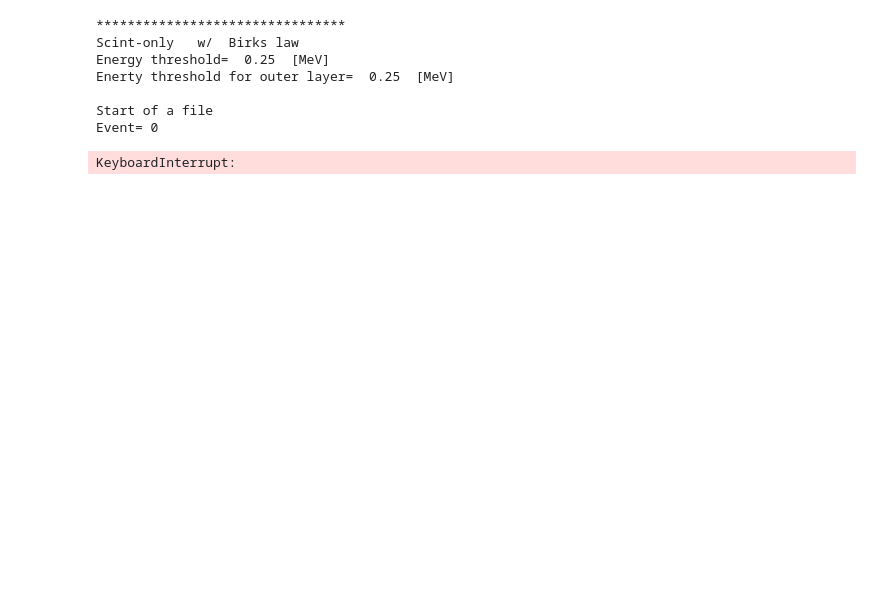
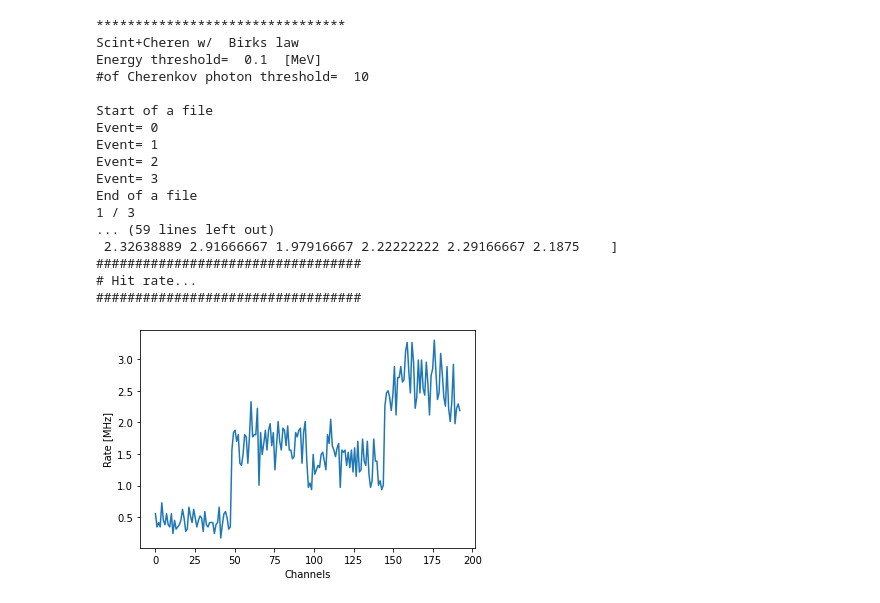
Before and after one commit to yfujii02/work4comet, a Jupyter notebook: CTHTriggerStudy.ipynb, the cells around one changed output. Saved outputs shown, nothing was run; the diff lists cells and outputs as text; code cells hidden in the pictures; blank space fills up the shorter version.

```diff
--- a/CTHTriggerStudy.ipynb
+++ b/CTHTriggerStudy.ipynb
@@ -1,13 +1,24 @@
-# %%
-import CTHTriggerStudy
-
-CTHTriggerStudy.main_loop(2,0,84,0.25,'../data/')
-# %% [output]
-********************************
-Scint-only   w/  Birks law
-Energy threshold=  0.25  [MeV]
-Enerty threshold for outer layer=  0.25  [MeV]
-
-Start of a file
-Event= 0
-KeyboardInterrupt:
+# %%
+import CTHSingleHit
+
+#CTHTriggerStudy.main_loop(0,0,9,0.1,'../data/')
+CTHSingleHit.main_loop(0,0,2,'../data/')
+# %% [output]
+********************************
+Scint+Cheren w/  Birks law
+Energy threshold=  0.1  [MeV]
+#of Cherenkov photon threshold=  10
+
+Start of a file
+Event= 0
+Event= 1
+Event= 2
+Event= 3
+End of a file
+1 / 3
+... (59 lines left out)
+ 2.32638889 2.91666667 1.97916667 2.22222222 2.29166667 2.1875    ]
+##################################
+# Hit rate...
+##################################
+[figure, added]
```
Also changed, not shown: parts of 1 cell of this notebook, 2 other files.
